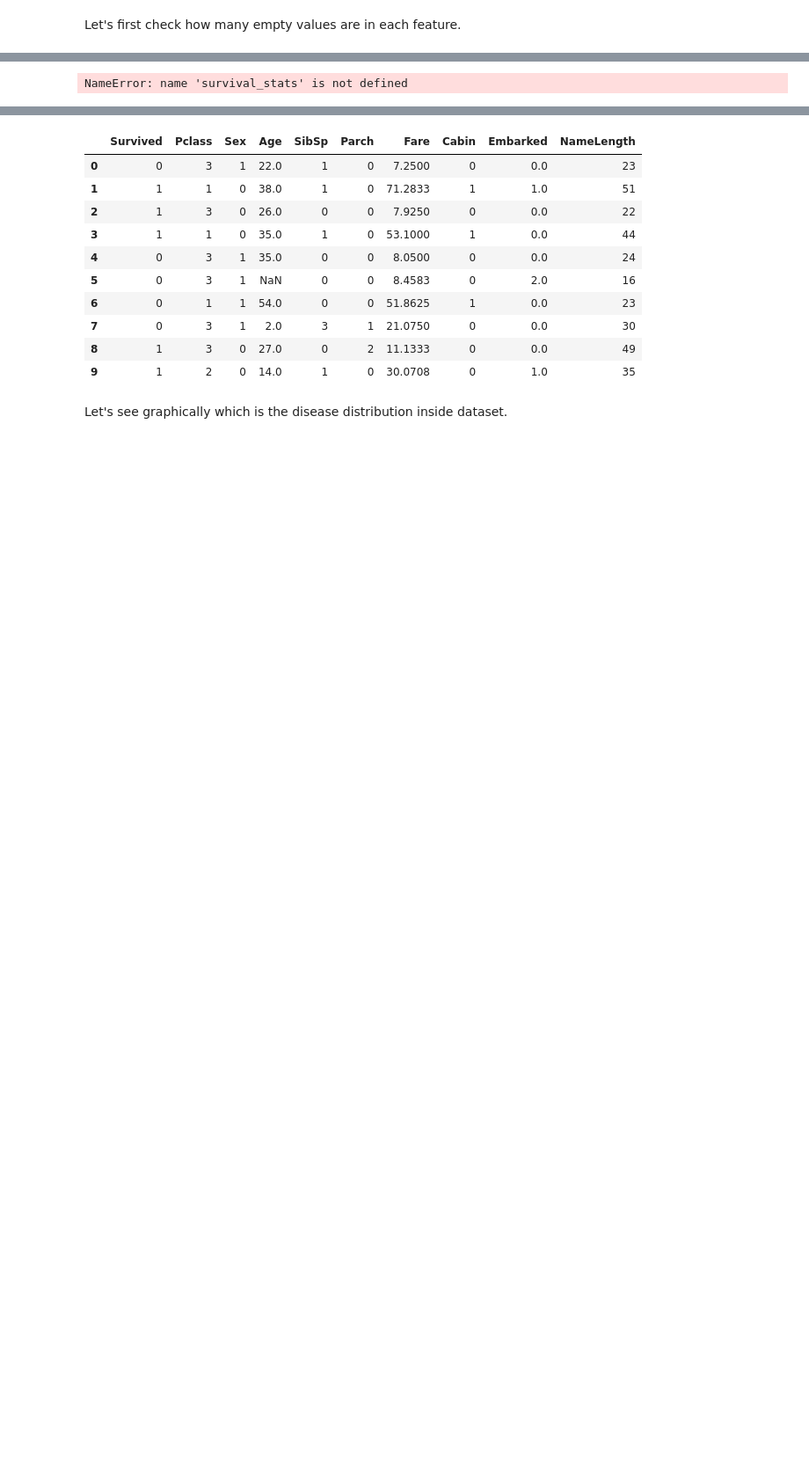
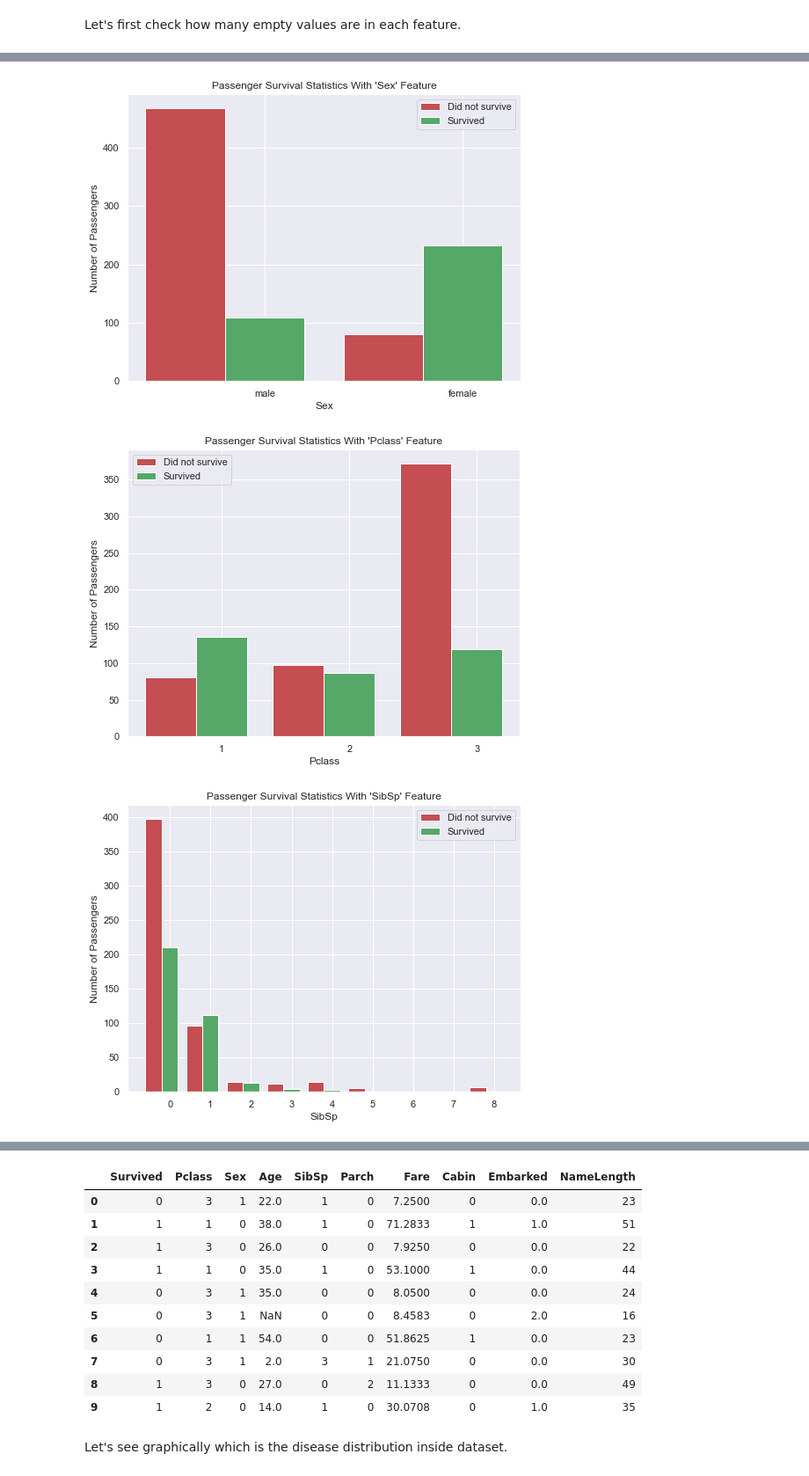
Before and after one commit to manolomaldonado/ml-kaggle, a Jupyter notebook: titanic/project.ipynb, the cells around one changed output, grey strips where cells are left out. Shown at 88% size. Drawn from its saved outputs; the diff is of its cells as text; code cells hidden in the pictures; blank space fills up the shorter version.

```diff
--- a/titanic/project.ipynb
+++ b/titanic/project.ipynb
@@ -114,7 +98,9 @@ PassengerId
 # %%
-survival_stats(dataset.drop('Survived', axis=1), dataset['Survived'], 'Sex')
-survival_stats(dataset.drop('Survived', axis=1), dataset['Survived'], 'Pclass')
-survival_stats(dataset.drop('Survived', axis=1), dataset['Survived'], 'SibSp')
-survival_stats(dataset.drop('Survived', axis=1), dataset['Survived'], 'Parch')
+vs.survival_stats(dataset.drop('Survived', axis=1), dataset['Survived'], 'Sex')
+vs.survival_stats(dataset.drop('Survived', axis=1), dataset['Survived'], 'Pclass')
+vs.survival_stats(dataset.drop('Survived', axis=1), dataset['Survived'], 'SibSp')
+vs.survival_stats(dataset.drop('Survived', axis=1), dataset['Survived'], 'Parch')
 # %% [output]
-NameError: name 'survival_stats' is not defined
+[figure, added]
+[figure, added]
+[figure, added]
```
Also changed, not shown: parts of 52 cells of this notebook, 2 other files.
